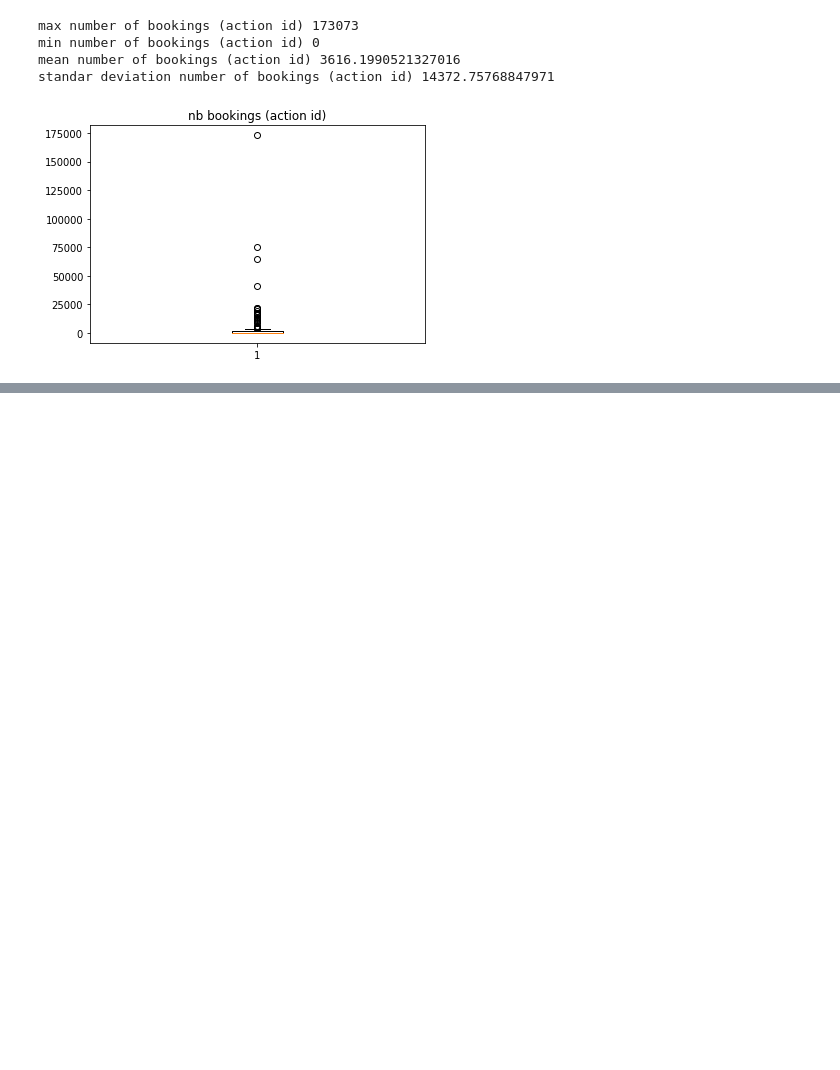
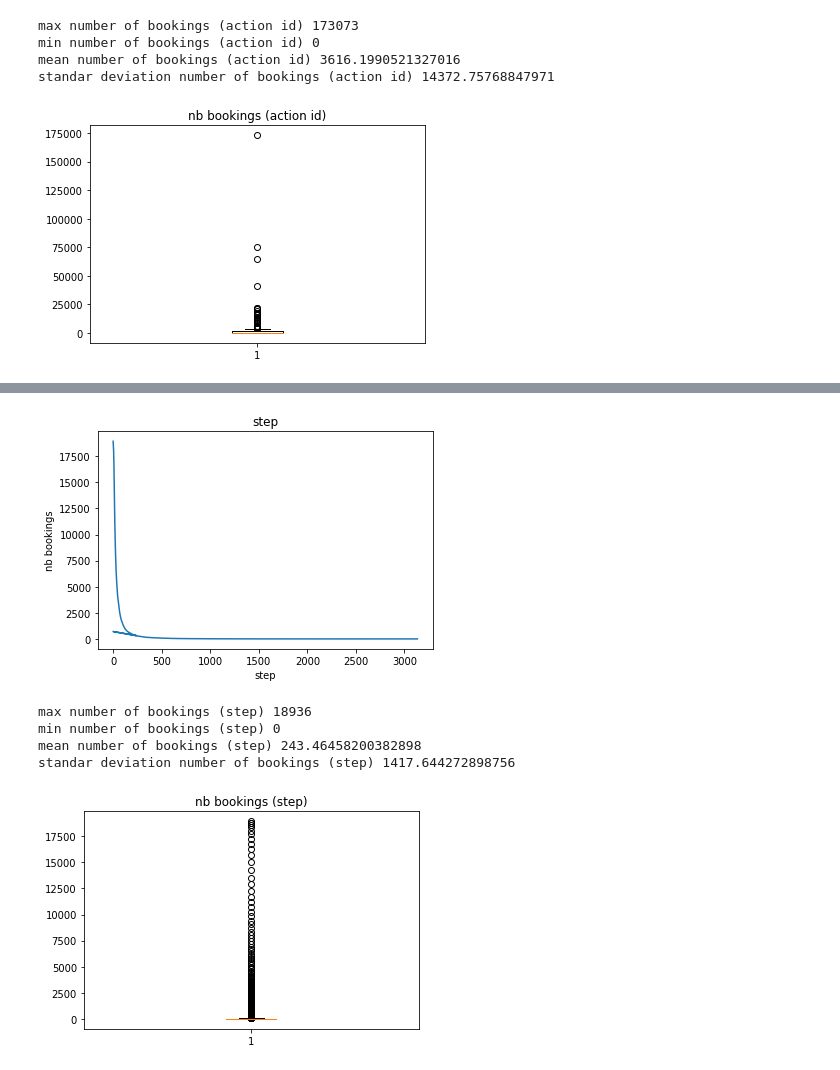
Before and after one commit to ck-unifr/booking-prediction, a Jupyter notebook: booking_prediction.ipynb, the cells around one changed output, grey strips where cells are left out. Cells and saved outputs as stored; diff of their text form; code cells hidden in the pictures; blank space fills up the shorter version.

```diff
--- a/booking_prediction.ipynb
+++ b/booking_prediction.ipynb
@@ -835,0 +839,31 @@ for key, value in dict_feature_nb_bookings['step'].items():
+# %%
+# step: The number identifying the action in the session
+
+dict_step_nb_bookings = read_dict_from_csv('step-nb_bookings.csv')
+
+plt.plot(list(dict_step_nb_bookings.keys()), list(dict_step_nb_bookings.values()))
+plt.title('step')
+plt.xlabel('step')
+plt.ylabel('nb bookings')
+plt.show()
+
+# plot_dict(dict_feature_nb_bookings['step'], 'step', 'step', 'nb bookings')
+
+step_nb_booking_list = list(dict_step_nb_bookings.values())
+print('max number of bookings (step) {}'.format(np.max(step_nb_booking_list)))
+print('min number of bookings (step) {}'.format(np.min(step_nb_booking_list)))
+print('mean number of bookings (step) {}'.format(np.mean(step_nb_booking_list)))
+print('standar deviation number of bookings (step) {}'.format(np.std(step_nb_booking_list)))
+
+plt.boxplot(step_nb_booking_list)
+plt.title('nb bookings (step)')
+plt.show()
+
+# It shows more steps less number of bookings.
+# %% [output]
+[figure, added]
+max number of bookings (step) 18936
+min number of bookings (step) 0
+mean number of bookings (step) 243.46458200382898
+standar deviation number of bookings (step) 1417.644272898756
+[figure, added]
```
Also changed, not shown: parts of 5 cells of this notebook, 1 other file.
